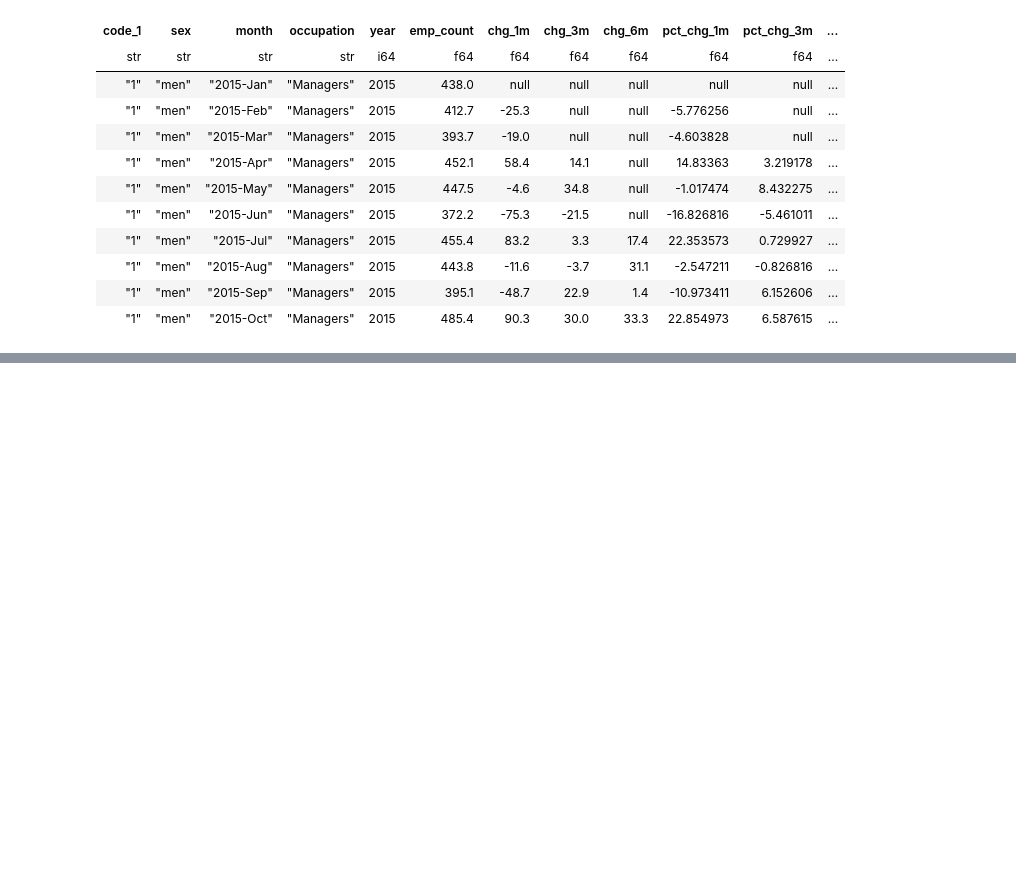
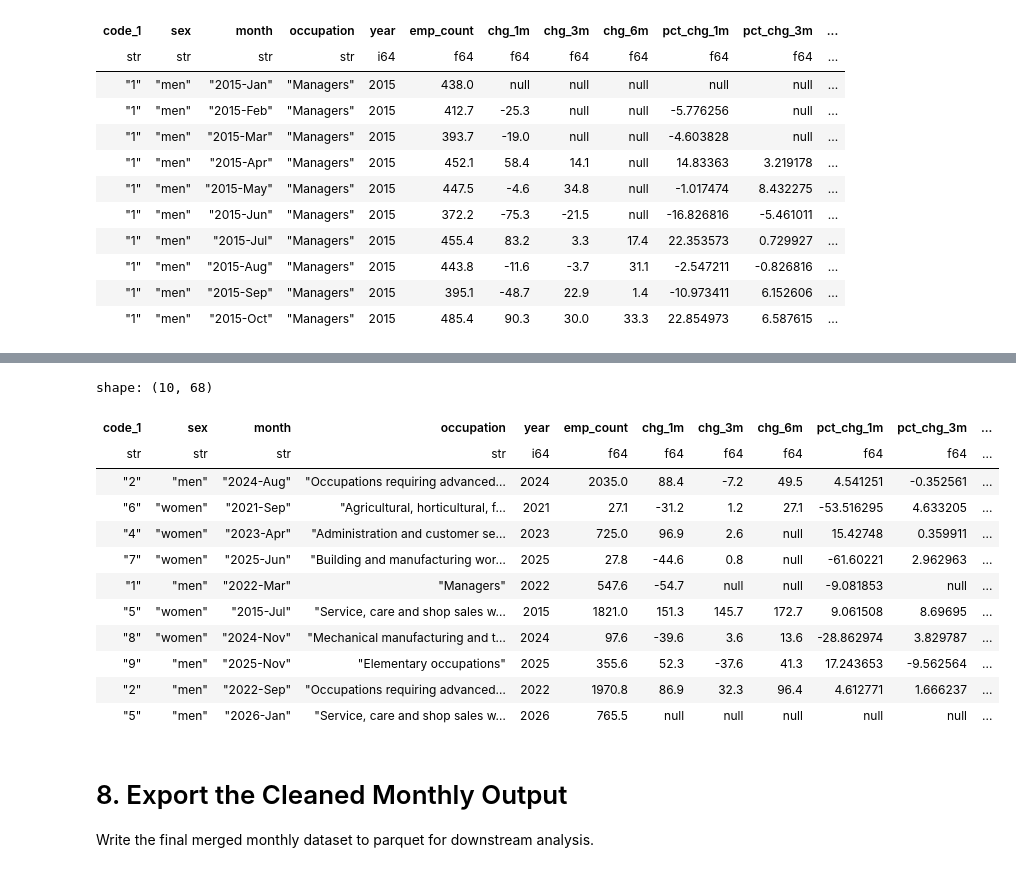
Before and after one commit to joseph-data/AI_Econ_daioe_months_v2, a Jupyter notebook: ssyk12_daioe_months.ipynb, the cells around one changed output, grey strips where cells are left out. Cells and saved outputs as stored; diff of their text form; code cells hidden in the pictures; blank space fills up the shorter version.

```diff
--- a/ssyk12_daioe_months.ipynb
+++ b/ssyk12_daioe_months.ipynb
@@ -214,0 +226,27 @@ shape: (10, 59)
+# %%
+## Here I extend the years to Latest according to the pulled SCB data (2024, yearly)
+
+base = weighted_daioe
+
+# Extend years to latest available in SCB data (2024, yearly)
+DAIOE_MAX_YEAR = base.select(pl.max("year")).collect().item()
+
+SCB_MAX_YEAR = scb_lazy_lf_changes.select(pl.max("year")).collect().item()
+
+missing_years = list(range(DAIOE_MAX_YEAR + 1, SCB_MAX_YEAR + 1))
+
+daioe_lazy_lf_extended = (
+    base
+    if not missing_years
+    else pl.concat(
+        [
+            base,
+            base
+            .filter(pl.col("year") == DAIOE_MAX_YEAR)
+            .drop("year")
+            .join(pl.LazyFrame({"year": missing_years}), how="cross")
+            .select(base.collect_schema().names()),
+        ],
+        how="vertical",
+    )
+)
@@ -214,0 +272,29 @@ shape: (10, 59)
+# %%
+scb_months_lf =scb_lazy_lf_changes\
+                .join(
+                    daioe_lazy_lf_extended,
+                    left_on=["code_1", "year"],
+                    right_on=["ssyk_code", "year"],
+                    how = "left",
+                )\
+                    .drop("level")
+
+scb_months_lf.limit(10).collect()
+# %% [output]
+shape: (10, 68)
+| code_1 | sex | month | occupation | year | emp_count | chg_1m | chg_3m | chg_6m | pct_chg_1m | pct_chg_3m | ... |
+| str | str | str | str | i64 | f64 | f64 | f64 | f64 | f64 | f64 | ... |
+| "2" | "men" | "2024-Aug" | "Occupations requiring advanced… | 2024 | 2035.0 | 88.4 | -7.2 | 49.5 | 4.541251 | -0.352561 | ... |
+| "6" | "women" | "2021-Sep" | "Agricultural, horticultural, f… | 2021 | 27.1 | -31.2 | 1.2 | 27.1 | -53.516295 | 4.633205 | ... |
+| "4" | "women" | "2023-Apr" | "Administration and customer se… | 2023 | 725.0 | 96.9 | 2.6 | null | 15.42748 | 0.359911 | ... |
+| "7" | "women" | "2025-Jun" | "Building and manufacturing wor… | 2025 | 27.8 | -44.6 | 0.8 | null | -61.60221 | 2.962963 | ... |
+| "1" | "men" | "2022-Mar" | "Managers" | 2022 | 547.6 | -54.7 | null | null | -9.081853 | null | ... |
+| "5" | "women" | "2015-Jul" | "Service, care and shop sales w… | 2015 | 1821.0 | 151.3 | 145.7 | 172.7 | 9.061508 | 8.69695 | ... |
+| "8" | "women" | "2024-Nov" | "Mechanical manufacturing and t… | 2024 | 97.6 | -39.6 | 3.6 | 13.6 | -28.862974 | 3.829787 | ... |
+| "9" | "men" | "2025-Nov" | "Elementary occupations" | 2025 | 355.6 | 52.3 | -37.6 | 41.3 | 17.243653 | -9.562564 | ... |
+| "2" | "men" | "2022-Sep" | "Occupations requiring advanced… | 2022 | 1970.8 | 86.9 | 32.3 | 96.4 | 4.612771 | 1.666237 | ... |
+| "5" | "men" | "2026-Jan" | "Service, care and shop sales w… | 2026 | 765.5 | null | null | null | null | null | ... |
+# %% [markdown]
+# 8. Export the Cleaned Monthly Output
+
+Write the final merged monthly dataset to parquet for downstream analysis.
```
Also changed, not shown: parts of 13 cells of this notebook, 2 other files.
